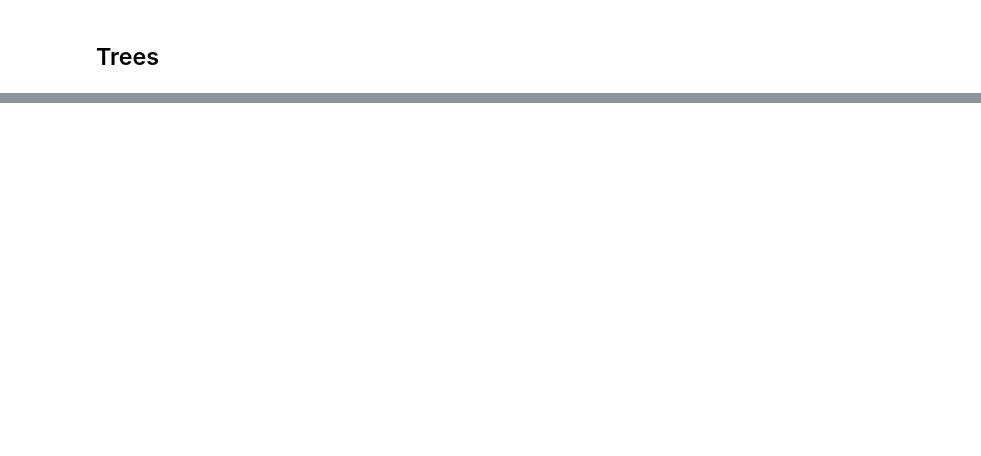
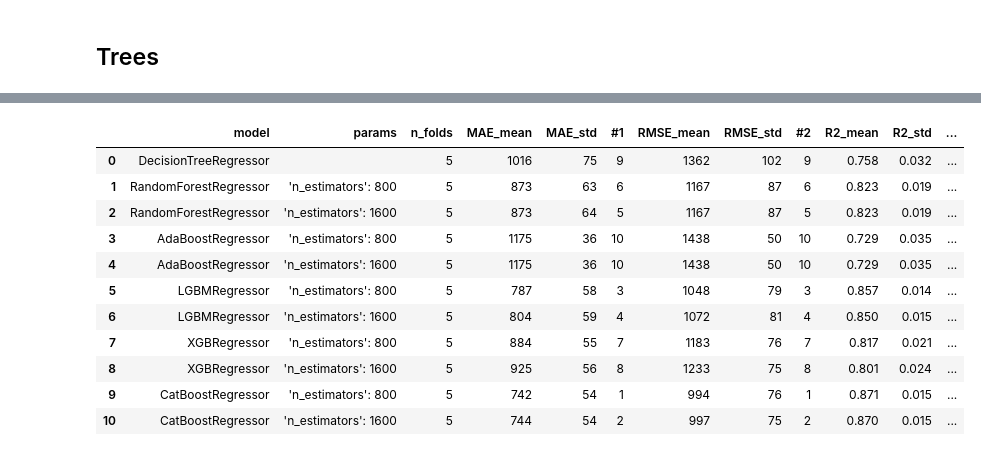
Before and after one commit to WaldemarWalo/DataScienceProjects, a Jupyter notebook: UK_Used_Car_Price_Regression/40.model-most_common_car.ipynb, the cells around one changed output, grey strips where cells are left out. Saved outputs shown, nothing was run; the diff lists cells and outputs as text; code cells hidden in the pictures; blank space fills up the shorter version.

```diff
--- a/UK_Used_Car_Price_Regression/40.model-most_common_car.ipynb
+++ b/UK_Used_Car_Price_Regression/40.model-most_common_car.ipynb
@@ -301,0 +320,31 @@ r = t.grid_exec(
+# %%
+n_est_list = [800, 1600]
+
+models_and_params = [
+    *[ (RandomForestRegressor,         {'random_state': RS, 'n_estimators': n_e}) for n_e in n_est_list ],
+    *[ (AdaBoostRegressor,             {'random_state': RS, 'n_estimators': n_e}) for n_e in  n_est_list],
+    *[ (LGBMRegressor,                 {'random_state': RS, 'n_estimators': n_e}) for n_e in n_est_list ],
+    *[ (XGBRegressor,                  {'random_state': RS, 'n_estimators': n_e}) for n_e in n_est_list ],
+    *[ (CatBoostRegressor,             {'random_state': RS, 'n_estimators': n_e, 'silent': True, 'allow_writing_files': False}) for n_e in n_est_list ],
+]
+cv = KFold(5)
+metrics = [ mean_absolute_error, m.root_mean_squared_error, r2_score]
+
+_ = t.grid_exec(
+    lambda model: m.cv_regression(model, cv, X, y, metrics),
+    models_and_params,
+    on1Completed = lambda results_1_run: m.display_stats(results_1_run, reverse_rank_idx=[2])
+)
+# %% [output]
+|  | model | params | n_folds | MAE_mean | MAE_std | #1 | RMSE_mean | RMSE_std | #2 | R2_mean | R2_std | ... |
+| 0 | DecisionTreeRegressor |  | 5 | 1016 | 75 | 9 | 1362 | 102 | 9 | 0.758 | 0.032 | ... |
+| 1 | RandomForestRegressor | 'n_estimators': 800 | 5 | 873 | 63 | 6 | 1167 | 87 | 6 | 0.823 | 0.019 | ... |
+| 2 | RandomForestRegressor | 'n_estimators': 1600 | 5 | 873 | 64 | 5 | 1167 | 87 | 5 | 0.823 | 0.019 | ... |
+| 3 | AdaBoostRegressor | 'n_estimators': 800 | 5 | 1175 | 36 | 10 | 1438 | 50 | 10 | 0.729 | 0.035 | ... |
+| 4 | AdaBoostRegressor | 'n_estimators': 1600 | 5 | 1175 | 36 | 10 | 1438 | 50 | 10 | 0.729 | 0.035 | ... |
+| 5 | LGBMRegressor | 'n_estimators': 800 | 5 | 787 | 58 | 3 | 1048 | 79 | 3 | 0.857 | 0.014 | ... |
+| 6 | LGBMRegressor | 'n_estimators': 1600 | 5 | 804 | 59 | 4 | 1072 | 81 | 4 | 0.850 | 0.015 | ... |
+| 7 | XGBRegressor | 'n_estimators': 800 | 5 | 884 | 55 | 7 | 1183 | 76 | 7 | 0.817 | 0.021 | ... |
+| 8 | XGBRegressor | 'n_estimators': 1600 | 5 | 925 | 56 | 8 | 1233 | 75 | 8 | 0.801 | 0.024 | ... |
+| 9 | CatBoostRegressor | 'n_estimators': 800 | 5 | 742 | 54 | 1 | 994 | 76 | 1 | 0.871 | 0.015 | ... |
+| 10 | CatBoostRegressor | 'n_estimators': 1600 | 5 | 744 | 54 | 2 | 997 | 75 | 2 | 0.870 | 0.015 | ... |
```
Also changed, not shown: parts of 23 cells of this notebook, 5 other files.
